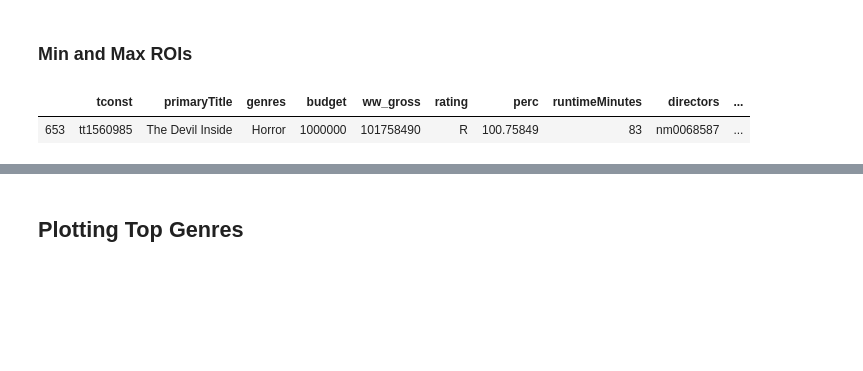
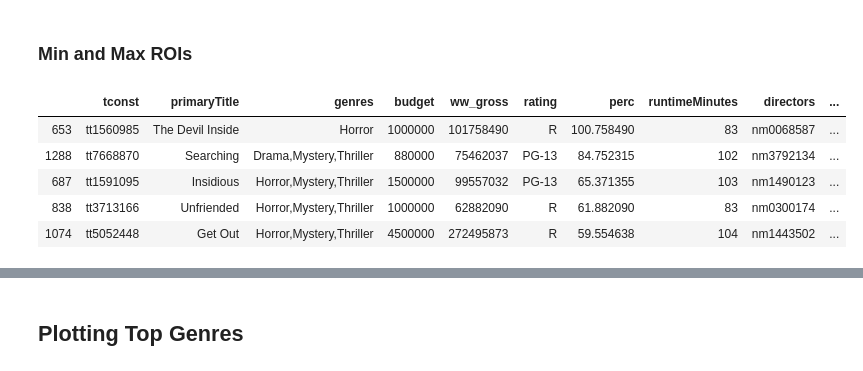
Before and after one commit to skelouse/dsc-mod-1-project-v2-1-onl01-dtsc-ft-070620, a Jupyter notebook: student.ipynb, the cells around one changed output, grey strips where cells are left out. Drawn from its saved outputs; the diff is of its cells as text; code cells hidden in the pictures; blank space fills up the shorter version.

```diff
--- a/student.ipynb
+++ b/student.ipynb
@@ -239,11 +234,17 @@ called_df
 # %% [markdown]
 ### Min and Max ROIs
 # %%
+top_bottom = called_df.copy(deep=True).dropna().sort_values(
+    by='perc', ascending=False)
 # highest ROI
-highest = called_df.loc[called_df['perc'] > 100]
+highest = top_bottom.iloc[:5]
 # https://www.imdb.com/title/tt1560985/
 highest  # Equivalent to returning just over 100x of budget
 # %% [output]
 |  | tconst | primaryTitle | genres | budget | ww_gross | rating | perc | runtimeMinutes | directors | ... |
-| 653 | tt1560985 | The Devil Inside | Horror | 1000000 | 101758490 | R | 100.75849 | 83 | nm0068587 | ... |
+| 653 | tt1560985 | The Devil Inside | Horror | 1000000 | 101758490 | R | 100.758490 | 83 | nm0068587 | ... |
+| 1288 | tt7668870 | Searching | Drama,Mystery,Thriller | 880000 | 75462037 | PG-13 | 84.752315 | 102 | nm3792134 | ... |
+| 687 | tt1591095 | Insidious | Horror,Mystery,Thriller | 1500000 | 99557032 | PG-13 | 65.371355 | 103 | nm1490123 | ... |
+| 838 | tt3713166 | Unfriended | Horror,Mystery,Thriller | 1000000 | 62882090 | R | 61.882090 | 83 | nm0300174 | ... |
+| 1074 | tt5052448 | Get Out | Horror,Mystery,Thriller | 4500000 | 272495873 | R | 59.554638 | 104 | nm1443502 | ... |
 # %%
```
Also changed, not shown: parts of 20 cells of this notebook, 15 other files.
